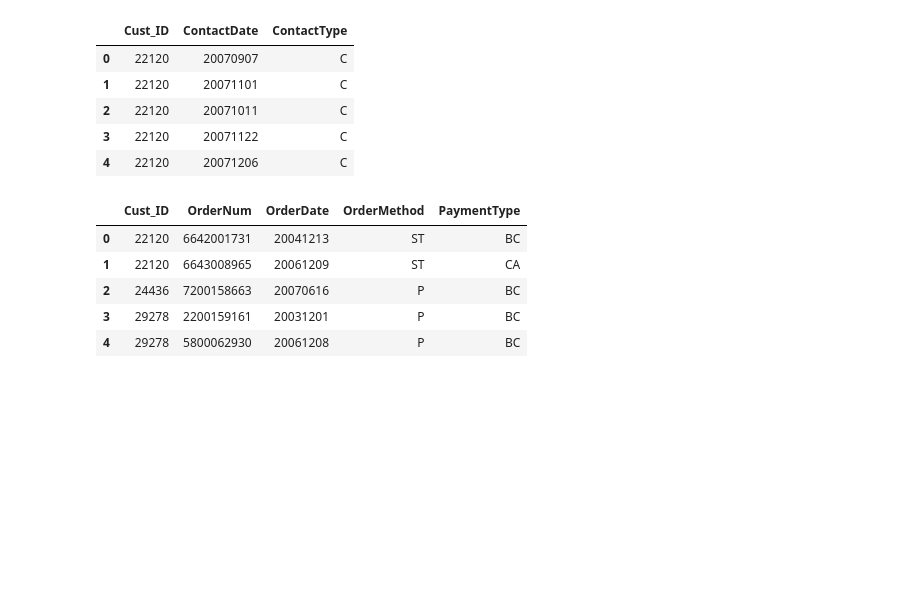
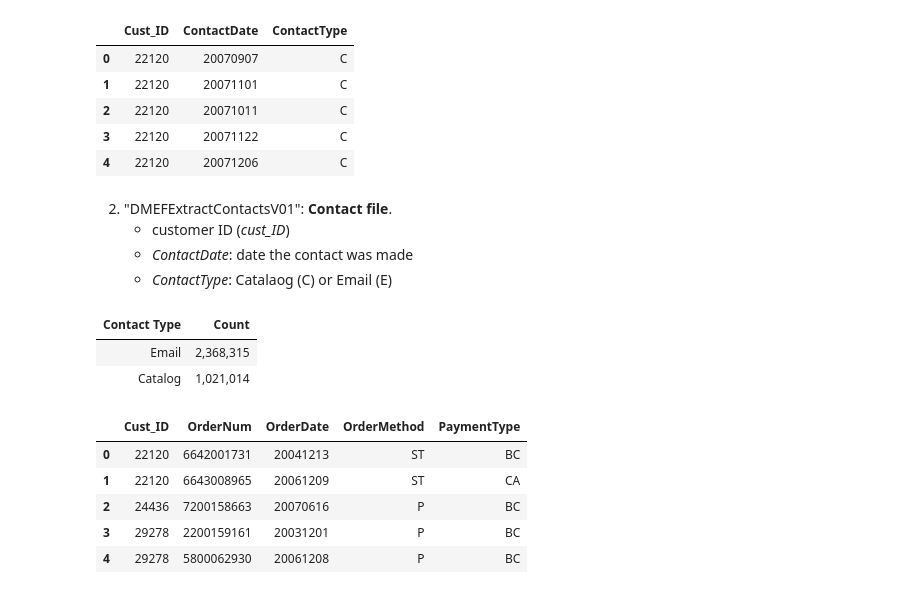
Before and after one commit to YassineOudghiri/dma-group-assignment-1, a Jupyter notebook: code.ipynb, the cells around one changed output. Cells and saved outputs as stored; diff of their text form; code cells hidden in the pictures; blank space fills up the shorter version.

```diff
--- a/code.ipynb
+++ b/code.ipynb
@@ -88,6 +93,44 @@ contacts.head(5)
 | 2 | 22120 | 20071011 | C |
 | 3 | 22120 | 20071122 | C |
 | 4 | 22120 | 20071206 | C |
+# %% [markdown]
+2. "DMEFExtractContactsV01": __Contact file__.
+    - customer ID (*cust_ID*)
+    - *ContactDate*: date the contact was made
+    - *ContactType*: Catalaog (C) or Email (E)
+# %%
+# Calculate value counts
+value_counts = contacts['ContactType'].value_counts()
+
+# Convert to DataFrame for better formatting
+value_counts_df = value_counts.reset_index()
+value_counts_df.columns = ['Contact Type', 'Count']
+
+# Replace 'E' with 'Email' and 'C' with 'Catalog' in the output DataFrame only
+value_counts_df['Contact Type'] = value_counts_df['Contact Type'].replace({'E': 'Email', 'C': 'Catalog'})
+
+# Apply thousand separator
+value_counts_df['Count'] = value_counts_df['Count'].apply(lambda x: f"{x:,}")
+
+# Styling the DataFrame for better readability
+styled_df = value_counts_df.style.set_table_styles(
+    [{
+        'selector': 'th',
+        'props': [
+            ('background-color', '#f4f4f4'),
+            ('color', 'black')
+        ]
+    }]
+).set_properties(**{
+    'text-align': 'left',
+}).hide(axis='index')  # Hide the index column
+
+
+styled_df
+# %% [output]
+| Contact Type | Count |
+| Email | 2,368,315 |
+| Catalog | 1,021,014 |
 # %%
 orders.head(5)
 # %% [output]
```
Also changed, not shown: parts of 4 cells of this notebook.
